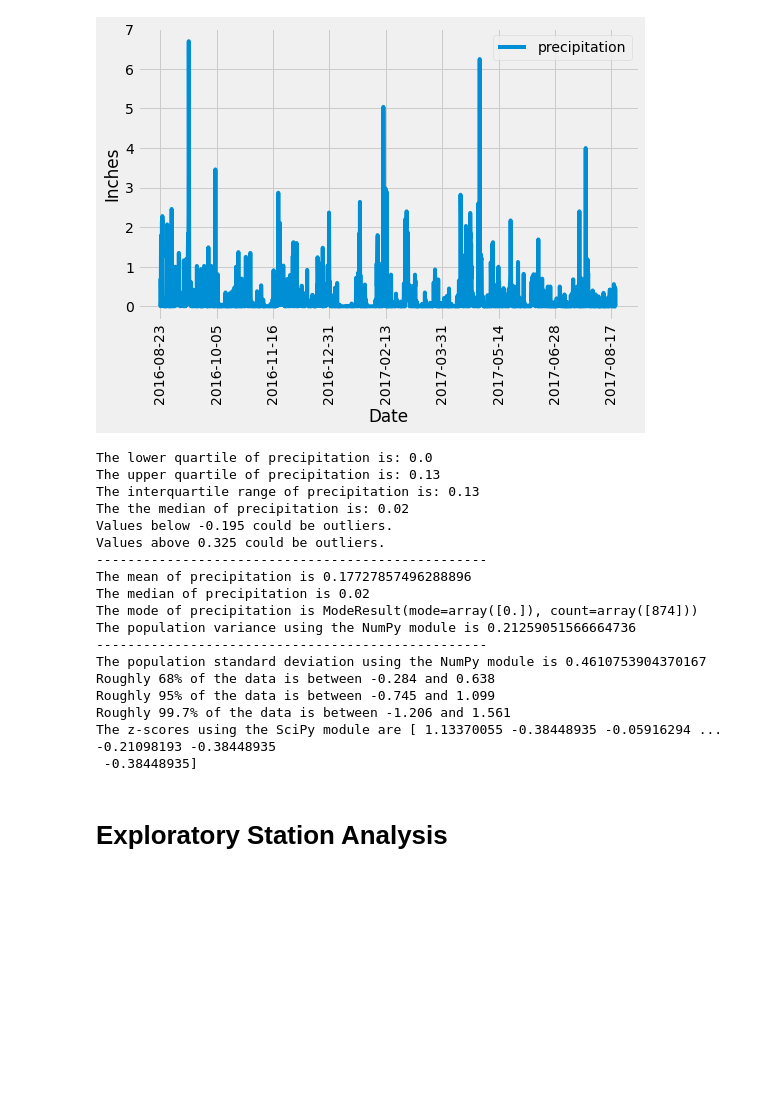
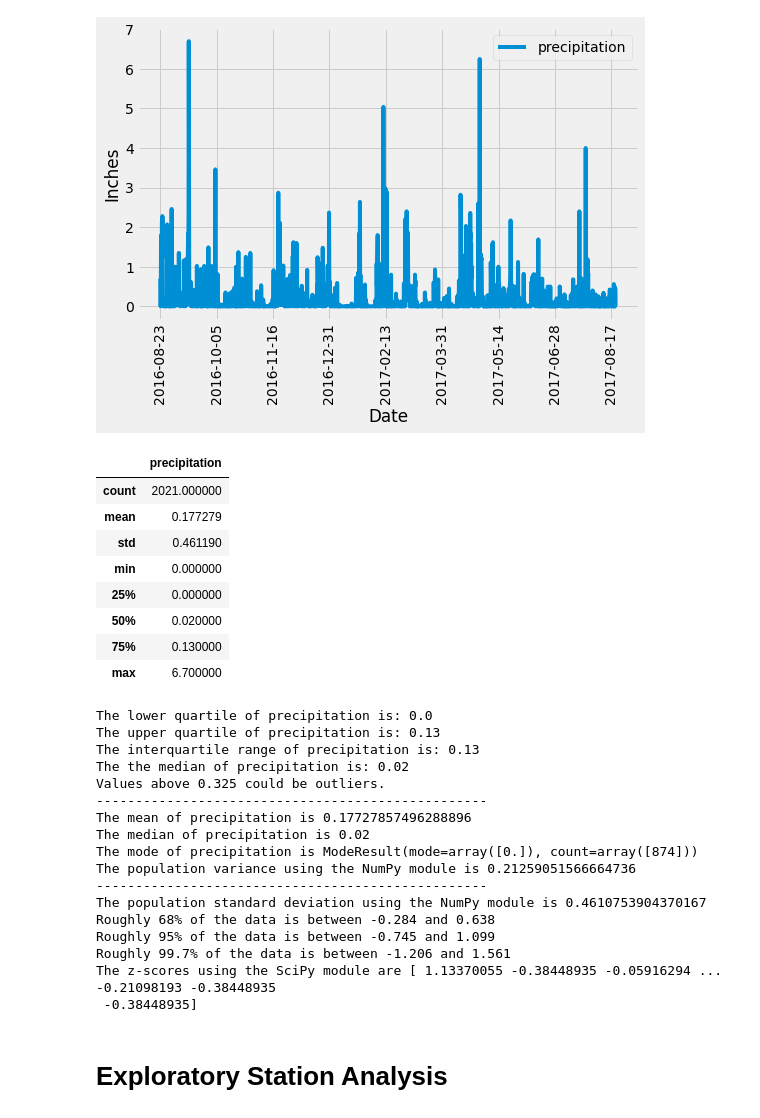
Before and after one commit to GVAlonzo/sqlalchemy-challenge, a Jupyter notebook: climate.ipynb, the cells around one changed output. Drawn from its saved outputs; the diff is of its cells as text; code cells hidden in the pictures; blank space fills up the shorter version.

```diff
--- a/climate.ipynb
+++ b/climate.ipynb
@@ -64,7 +68,7 @@ session = Session(engine)
 # Exploratory Precipitation Analysis
 # %%
 # Find the most recent date in the data set.
-recent = engine.execute('SELECT MAX(DATE) FROM MEASUREMENT').fetchall()
-recent_dt = recent[0][0]
-recent_dt
+max = engine.execute('SELECT MAX(DATE) FROM MEASUREMENT').fetchall()
+max_date = max[0][0]
+print("Most recent date in the dataset: ",max_date)
 # %% [output]
@@ -73,14 +77,19 @@ recent_dt
 # Design a query to retrieve the last 12 months of precipitation data and plot the results.
 # Starting from the most recent data point in the database.
 
+# Convert max date to datetime, calculate -1 year, convert back into YYYY-MM-DD format for query
 
-# Calculate the date one year from the last date in data set.
-query_date = dt.date(2017,8,23) - dt.timedelta(days=365)
-print("Query Date: ", query_date)
+# ** THIS IS TO KEEP THE QUERY DYNAMIC IF THE DATABASE WERE TO GROW
+# ** WHILE REPORTING REQUIREMENTS REMAIN THE SAME
+max_date_conv = datetime.strptime(max_date,'%Y-%m-%d' )
+query_date = max_date_conv - dt.timedelta(days=365)
+query_date_conv = query_date.strftime('%Y-%m-%d')
+
+print("Query Date: >=", query_date_conv)
 
 # Perform a query to retrieve the data and precipitation scores
 precip=session.query(Measurement.date, Measurement.prcp).\
-     filter(Measurement.date >= '2016-08-23').\
+     filter(Measurement.date >= query_date_conv).\
      order_by(Measurement.date.desc()).all()
 
 # Save the query results as a Pandas DataFrame and set the index to the date column
@@ -107,6 +115,20 @@ plt.xticks(rotation=90)
 plt.show()
 # %% [output]
 [figure]
+# %%
+# Use Pandas to calcualte the summary statistics for the precipitation data
+
+precip_df.describe()
+# %% [output]
+|  | precipitation |
+| count | 2021.000000 |
+| mean | 0.177279 |
+| std | 0.461190 |
+| min | 0.000000 |
+| 25% | 0.000000 |
+| 50% | 0.020000 |
+| 75% | 0.130000 |
+| max | 6.700000 |
 # %%
 # Use Pandas to calcualte the summary statistics for the precipitation data
 
@@ -122,7 +144,8 @@ print(f"The the median of precipitation is: {quartiles[0.5]} ")
 
 lower_bound = lowerq - (1.5*iqr)
 upper_bound = upperq + (1.5*iqr)
-print(f"Values below {lower_bound} could be outliers.")
+# NOT DOING BELOW SINCE THIS RETURNS < 0 AND THERE ARE NO VALUES LESS THAN ZERO!
+#print(f"Values below {lower_bound} could be outliers.")
 print(f"Values above {upper_bound} could be outliers.")
 
 print('-'*50)
@@ -151,7 +174,6 @@ The lower quartile of precipitation is: 0.0
 The upper quartile of precipitation is: 0.13
 The interquartile range of precipitation is: 0.13
 The the median of precipitation is: 0.02
-Values below -0.195 could be outliers.
 Values above 0.325 could be outliers.
 --------------------------------------------------
 The mean of precipitation is 0.17727857496288896
```
Also changed, not shown: parts of 11 cells of this notebook, 2 other files.
